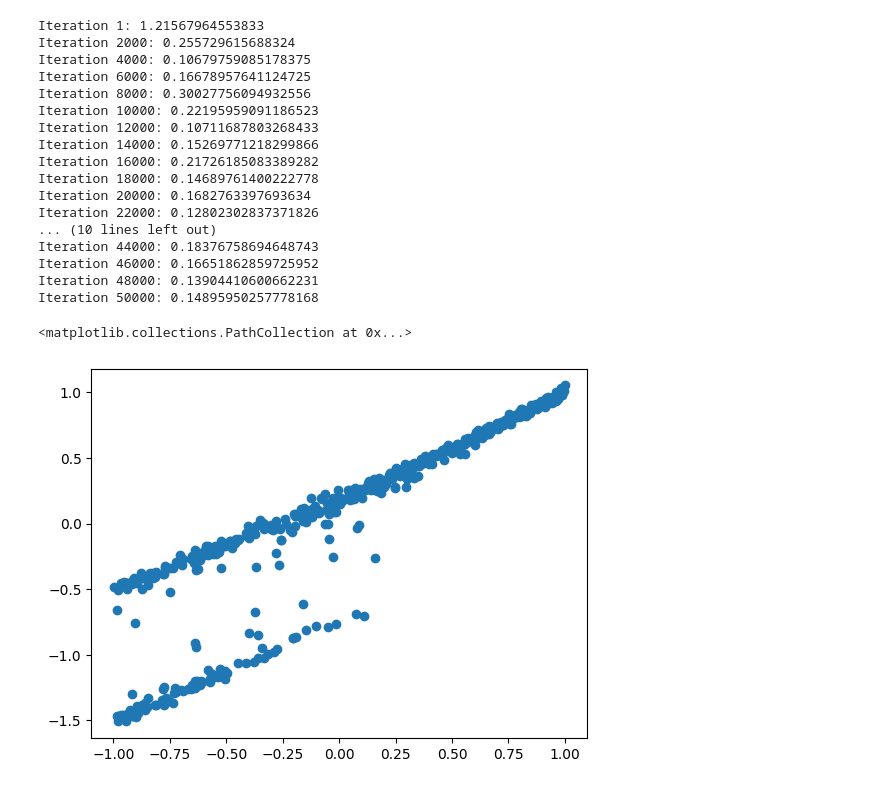
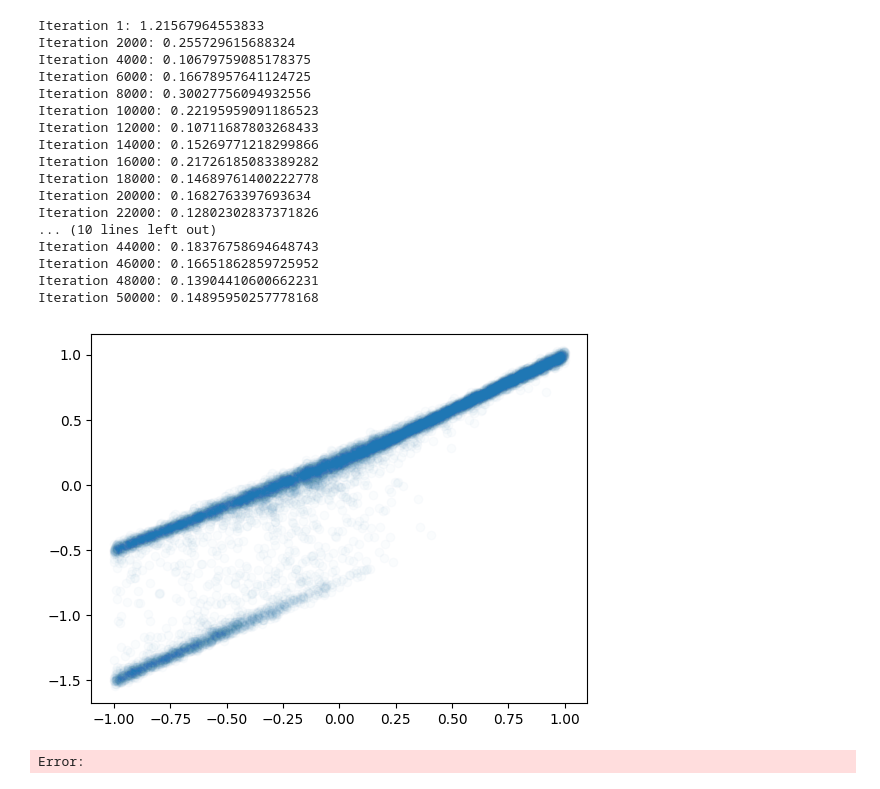
Before and after one commit to foundry-ai/foundry, a Jupyter notebook: projects/cond-diffusion-toy/notebook/test_diffusion_multi.ipynb, the cells around one changed output. Cells and saved outputs as stored; diff of their text form; code cells hidden in the pictures.

```diff
--- a/projects/cond-diffusion-toy/notebook/test_diffusion_multi.ipynb
+++ b/projects/cond-diffusion-toy/notebook/test_diffusion_multi.ipynb
@@ -189,18 +185,19 @@ Iteration 50000: 0.14895950257778168
 # %%
 @F.jit
 def pretrain_sample(rng_key):
     x_rng, y_rng = foundry.random.split(rng_key)
     x = foundry.random.uniform(x_rng, (), jnp.float32, minval=-1., maxval=1.)
     denoiser = lambda x, rng_key, y, t: model.apply(pretrain_vars, x, y, t)
     sample = schedule.sample(y_rng, partial(denoiser, x), jnp.zeros(()))
     return x, sample
 
 # use the "pretrained" model to generate the validation
 # data
-rng_keys = foundry.random.split(foundry.random.key(42), 512)
+rng_keys = foundry.random.split(foundry.random.key(42), 10*1024)
 val_raw_data = F.vmap(pretrain_sample)(rng_keys)
 val_data = PyTreeData(val_raw_data)
-plt.scatter(val_raw_data[0], val_raw_data[1])
+plt.scatter(val_raw_data[0], val_raw_data[1], alpha=0.02)
+plt.savefig("gen_interp_nn.svg", transparent=True)
 # %% [output]
+[figure, new version]
-<matplotlib.collections.PathCollection at 0x...>
+Error:
-[figure, old version]
```
Also changed, not shown: parts of 6 cells of this notebook, 23 other files.
